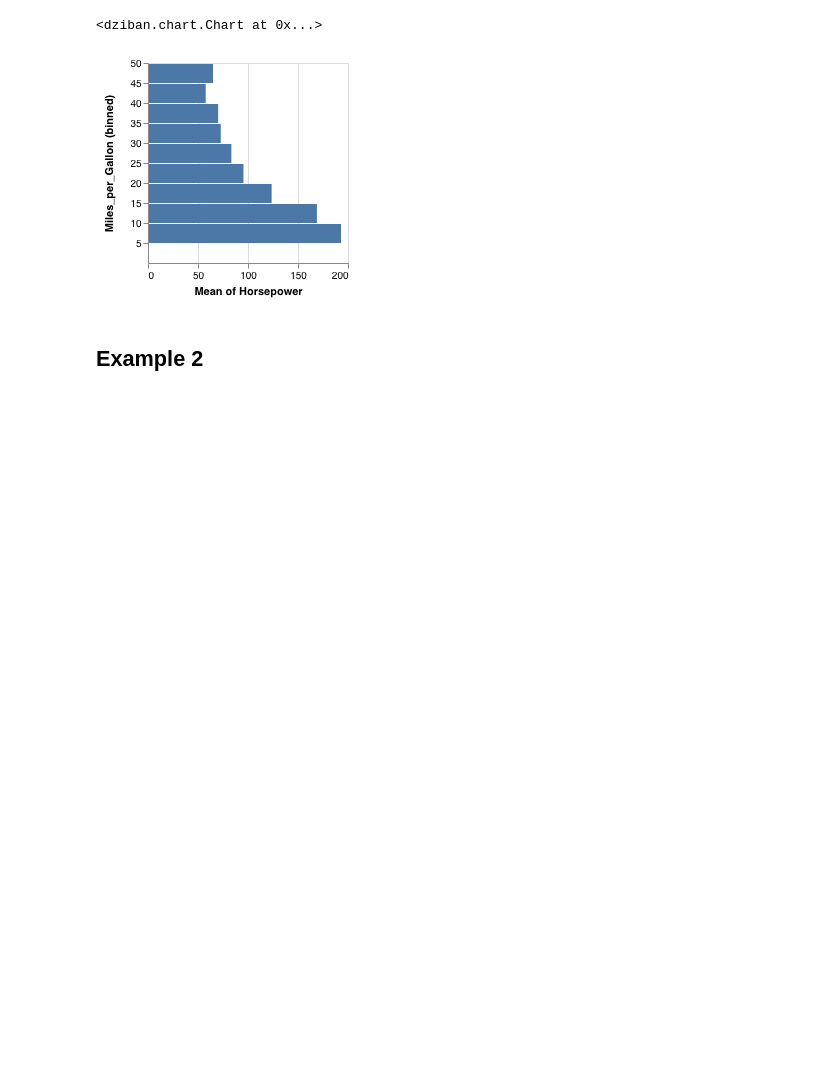
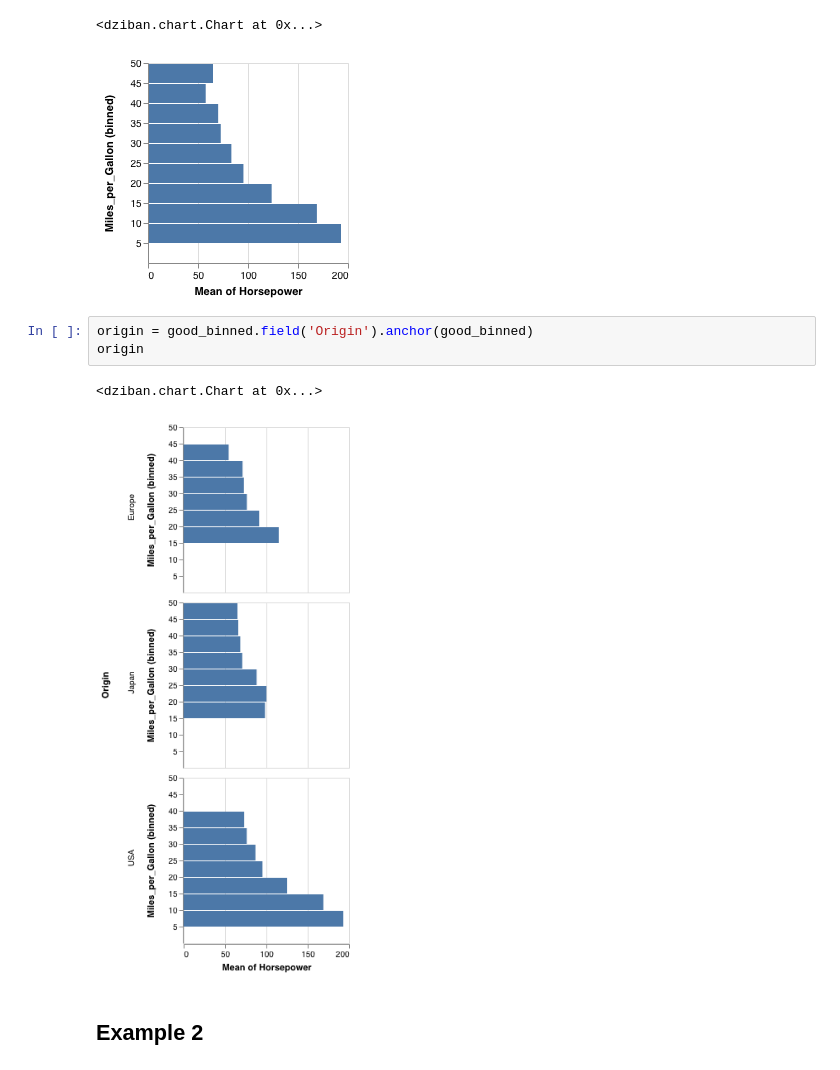
Before and after one commit to uwdata/dziban, a Jupyter notebook: examples/MKIII.ipynb, the cells around one changed output. Saved outputs shown, nothing was run; the diff lists cells and outputs as text; blank space fills up the shorter version.

```diff
--- a/examples/MKIII.ipynb
+++ b/examples/MKIII.ipynb
@@ -33,6 +33,12 @@ good_binned
 # %% [output]
 <dziban.chart.Chart at 0x...>
 [figure]
+# %%
+origin = good_binned.field('Origin').anchor(good_binned)
+origin
+# %% [output]
+<dziban.chart.Chart at 0x...>
+[figure, added]
 # %% [markdown]
 ## Example 2
 # %%
```
Also changed, not shown: parts of 1 cell of this notebook, 4 other files.
